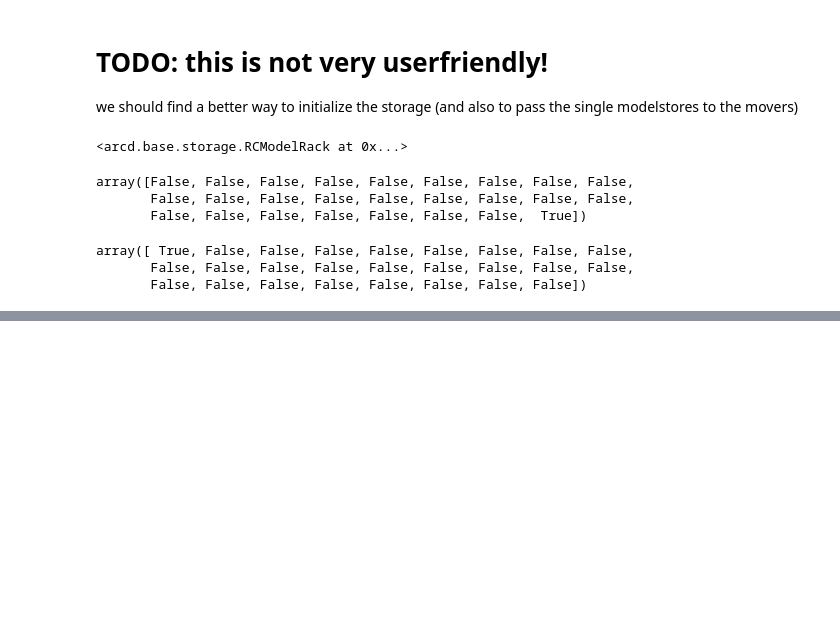
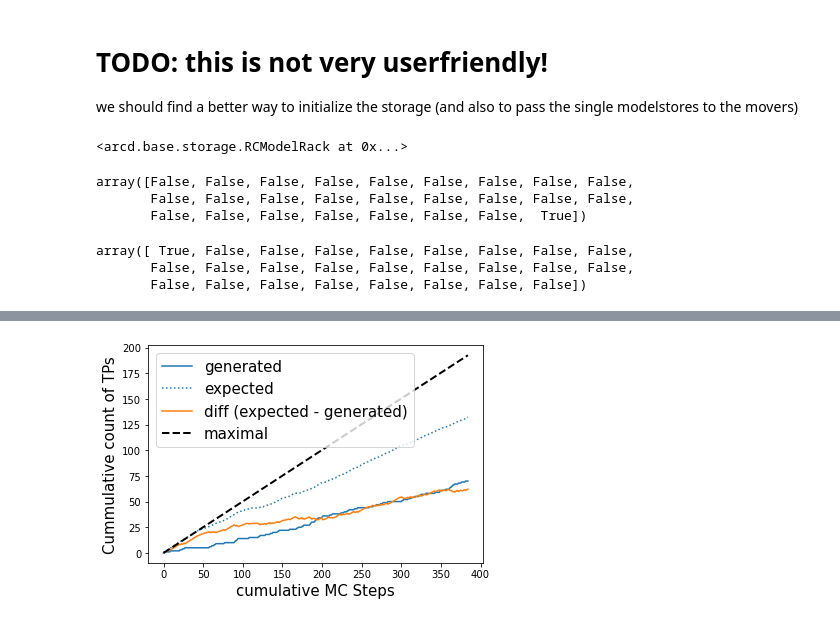
Before and after one commit to bio-phys/aimmd, a Jupyter notebook: examples/distributed/PathSampling.ipynb, the cells around one changed output, grey strips where cells are left out. Cells and saved outputs as stored; diff of their text form; code cells hidden in the pictures; blank space fills up the shorter version.

```diff
--- a/examples/distributed/PathSampling.ipynb
+++ b/examples/distributed/PathSampling.ipynb
@@ -226,0 +301,16 @@ RuntimeError: Non-zero exit code from mdrun.
+# %%
+# plot efficiency, expected efficiency and accepts
+# Note: this will only work for models with n_out=1, due to the way we calculate p(TP|x)
+
+p_ex = np.array(model.expected_p)
+
+l, = plt.plot(np.cumsum(trainset.transitions), label='generated');
+#plt.plot(np.cumsum(accepts), c=l.get_color(), ls='--', label='accepted');
+plt.plot(np.cumsum(2*p_ex*(1 - p_ex)),c=l.get_color(), ls=':', label='expected');
+plt.plot(np.cumsum(2*p_ex*(1 - p_ex))- np.cumsum(trainset.transitions), label='diff (expected - generated)')
+plt.plot(np.linspace(0., len(trainset)/2., len(trainset)), c='k', ls='--', label='maximal', lw=2)
+plt.legend(fontsize=15);
+plt.ylabel('Cummulative count of TPs', size=15)
+plt.xlabel('cumulative MC Steps', size=15);
+# %% [output]
+[figure, added]
```
Also changed, not shown: parts of 16 cells of this notebook, 4 other files.
